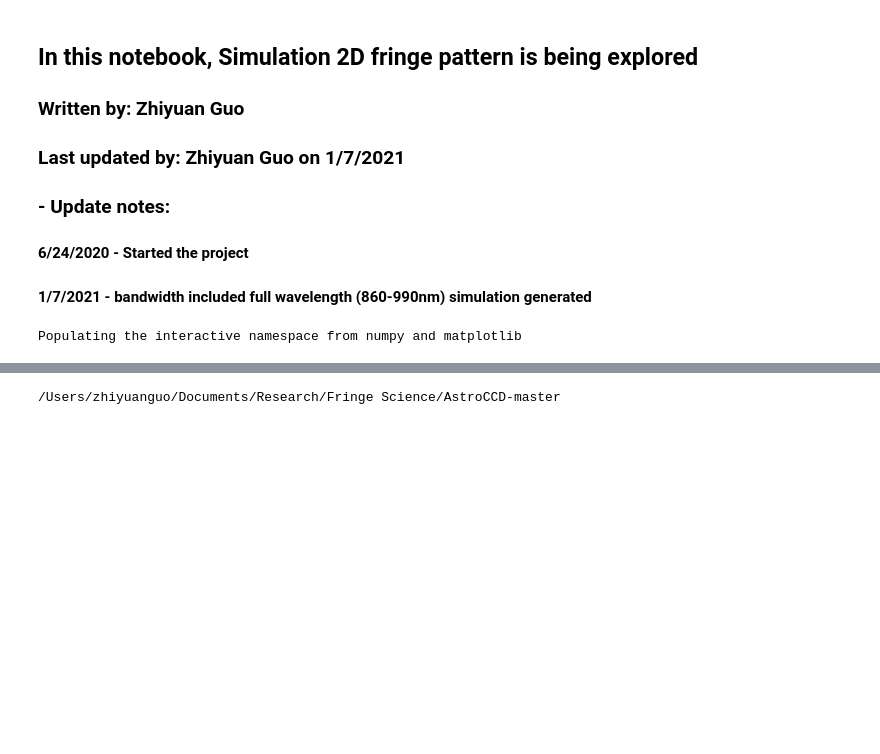
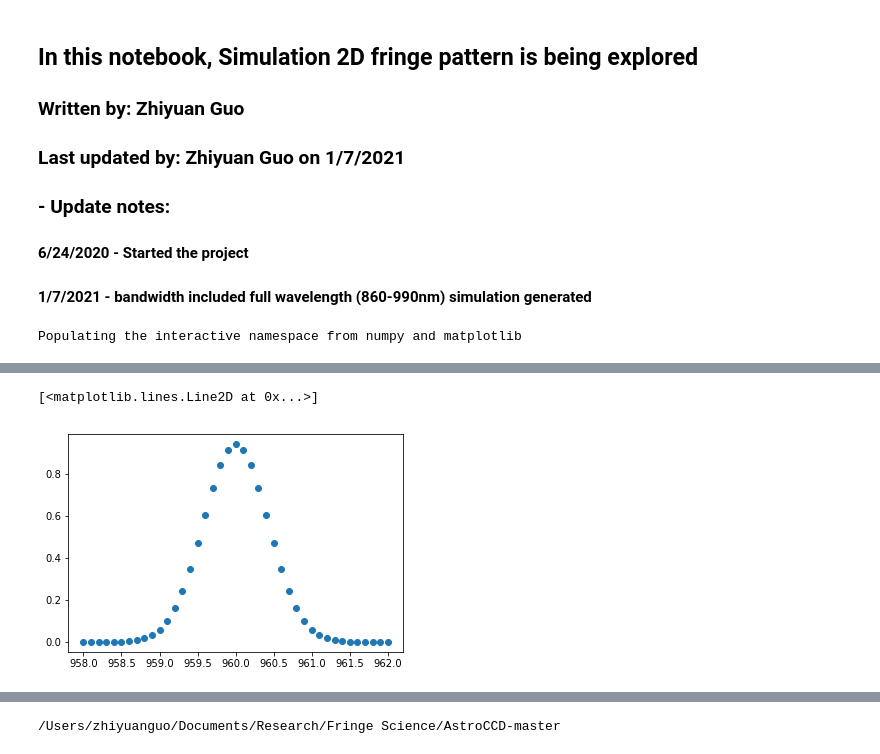
Before and after one commit to Zhiyuan-G/CCD_Fringe, a Jupyter notebook: 2D_Fringe_simulation-E2V.ipynb, the cells around one changed output, grey strips where cells are left out. Saved outputs shown, nothing was run; the diff lists cells and outputs as text; code cells hidden in the pictures; blank space fills up the shorter version.

```diff
--- a/2D_Fringe_simulation-E2V.ipynb
+++ b/2D_Fringe_simulation-E2V.ipynb
@@ -88,20 +120,23 @@ ha.plot_surface(X, Y, height_f2*scale_factor2,cmap='viridis');
 # %%
 # Define the gaussian function
 def gaussian(x, mu, FWHM):
 
     # Calculate sigma based on FWHM value 2nm
     # FWHM = 2*sqrt(2*ln2)*sigma
 
     sig = FWHM/(2*np.sqrt(2*np.log(2)))
 
     return 1./(np.sqrt(2.*np.pi)*sig)*np.exp(-((x - mu)/sig)**2/2)
 
-avg_wlen_width = 2
-window =20
+avg_wlen_width = 1
+window =40
 
 cen_wav = 960
 x = np.linspace(cen_wav-2*avg_wlen_width,cen_wav+2*avg_wlen_width,window+1)
 
 # Assign weight to each point based on the gaussian
 weight = gaussian(x,cen_wav,avg_wlen_width)
-#plt.plot(x,weight,'o')
+plt.plot(x,weight,'o')
+# %% [output]
+[<matplotlib.lines.Line2D at 0x...>]
+[figure, added]
```
Also changed, not shown: parts of 37 cells of this notebook.
